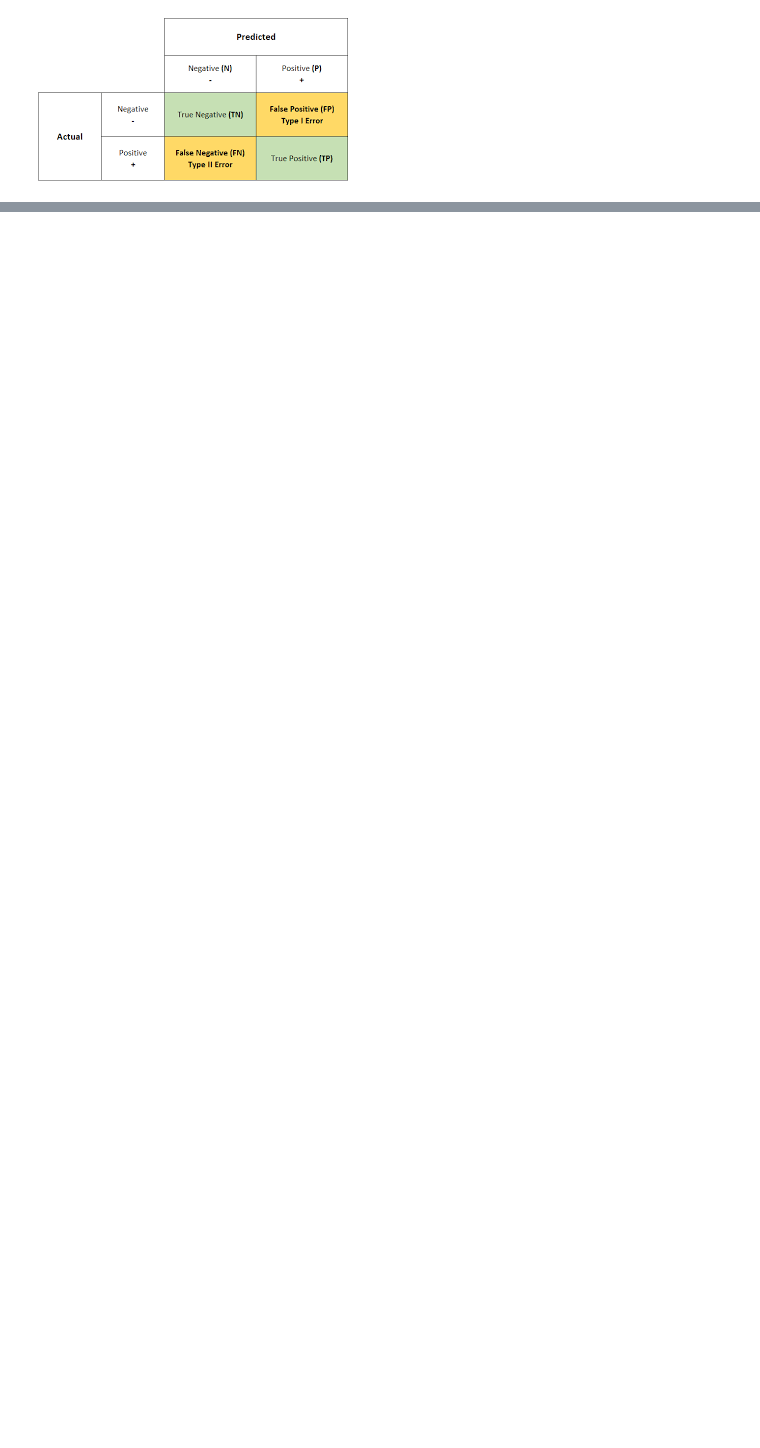
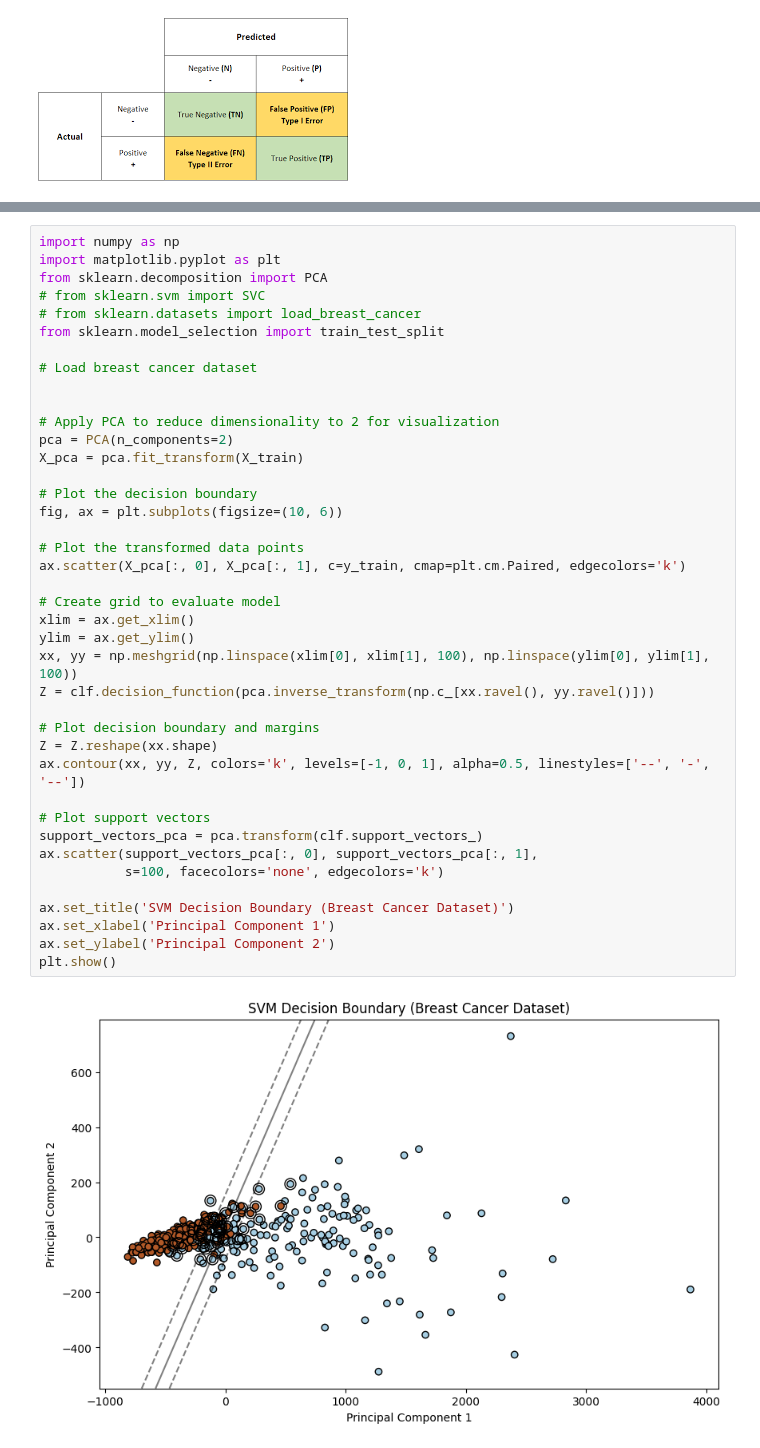
Before and after one commit to shaynyx/marvel-level-2, a Jupyter notebook: task_8_SVM.ipynb, the cells around one changed output, grey strips where cells are left out. Cells and saved outputs as stored; diff of their text form; blank space fills up the shorter version.

```diff
--- a/task_8_SVM.ipynb
+++ b/task_8_SVM.ipynb
@@ -100,0 +101,42 @@ confusion
+# %%
+import numpy as np
+import matplotlib.pyplot as plt
+from sklearn.decomposition import PCA
+# from sklearn.svm import SVC
+# from sklearn.datasets import load_breast_cancer
+from sklearn.model_selection import train_test_split
+
+# Load breast cancer dataset
+
+
+# Apply PCA to reduce dimensionality to 2 for visualization
+pca = PCA(n_components=2)
+X_pca = pca.fit_transform(X_train)
+
+# Plot the decision boundary
+fig, ax = plt.subplots(figsize=(10, 6))
+
+# Plot the transformed data points
+ax.scatter(X_pca[:, 0], X_pca[:, 1], c=y_train, cmap=plt.cm.Paired, edgecolors='k')
+
+# Create grid to evaluate model
+xlim = ax.get_xlim()
+ylim = ax.get_ylim()
+xx, yy = np.meshgrid(np.linspace(xlim[0], xlim[1], 100), np.linspace(ylim[0], ylim[1], 100))
+Z = clf.decision_function(pca.inverse_transform(np.c_[xx.ravel(), yy.ravel()]))
+
+# Plot decision boundary and margins
+Z = Z.reshape(xx.shape)
+ax.contour(xx, yy, Z, colors='k', levels=[-1, 0, 1], alpha=0.5, linestyles=['--', '-', '--'])
+
+# Plot support vectors
+support_vectors_pca = pca.transform(clf.support_vectors_)
+ax.scatter(support_vectors_pca[:, 0], support_vectors_pca[:, 1],
+           s=100, facecolors='none', edgecolors='k')
+
+ax.set_title('SVM Decision Boundary (Breast Cancer Dataset)')
+ax.set_xlabel('Principal Component 1')
+ax.set_ylabel('Principal Component 2')
+plt.show()
+# %% [output]
+[figure, added]
```
Also changed, not shown: parts of 6 cells of this notebook.
